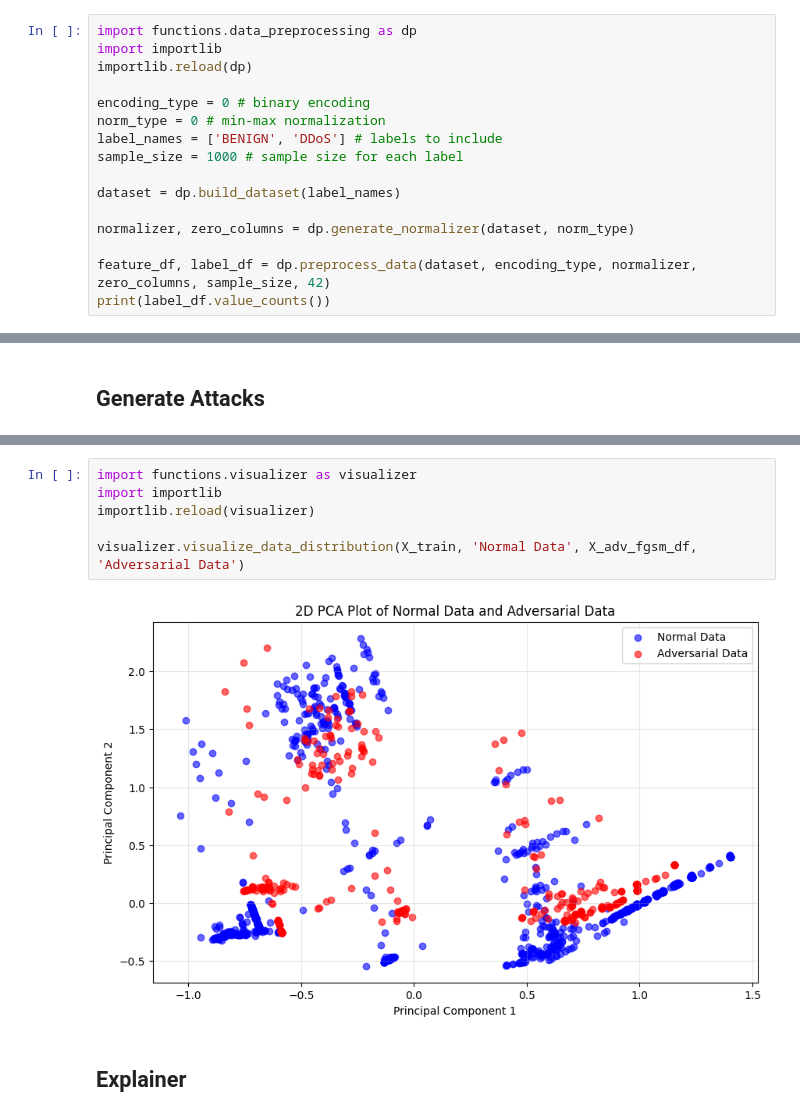
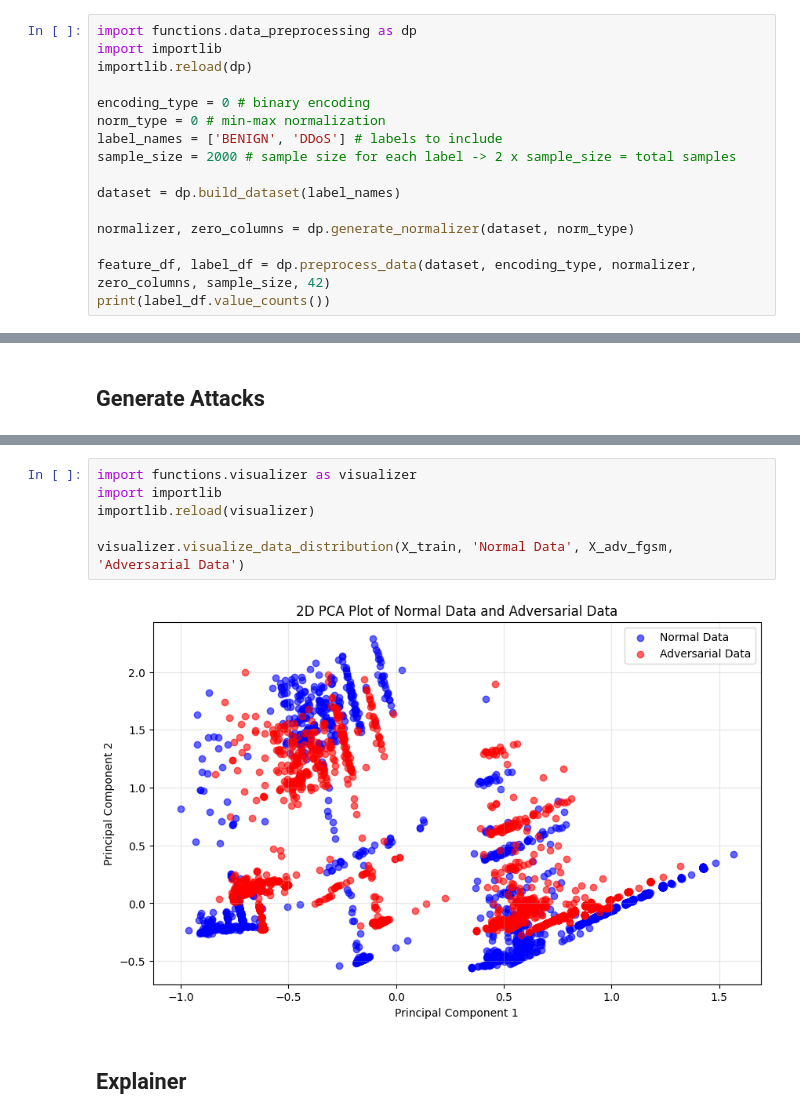
Before and after one commit to f-odc/xai-assisted-intrusion-detection, a Jupyter notebook: src/prototypes/alpha.ipynb, the cells around one changed output, grey strips where cells are left out. Drawn from its saved outputs; the diff is of its cells as text.

Commit message:
Increase sample size

```diff
--- a/src/prototypes/alpha.ipynb
+++ b/src/prototypes/alpha.ipynb
@@ -25,7 +25,7 @@ importlib.reload(dp)
 encoding_type = 0 # binary encoding
 norm_type = 0 # min-max normalization
 label_names = ['BENIGN', 'DDoS'] # labels to include
-sample_size = 1000 # sample size for each label
+sample_size = 2000 # sample size for each label -> 2 x sample_size = total samples
 
 dataset = dp.build_dataset(label_names)
 
@@ -135,11 +127,11 @@ TN: 176, FP: 623, FN: 581, TP: 220
 # %%
 import functions.visualizer as visualizer
 import importlib
 importlib.reload(visualizer)
 
-visualizer.visualize_data_distribution(X_train, 'Normal Data', X_adv_fgsm_df, 'Adversarial Data')
+visualizer.visualize_data_distribution(X_train, 'Normal Data', X_adv_fgsm, 'Adversarial Data')
 # %% [output]
-[figure, old version]
+[figure, new version]
 # %% [markdown]
 ## Explainer
 # %%
```
Also changed, not shown: parts of 17 cells of this notebook.
